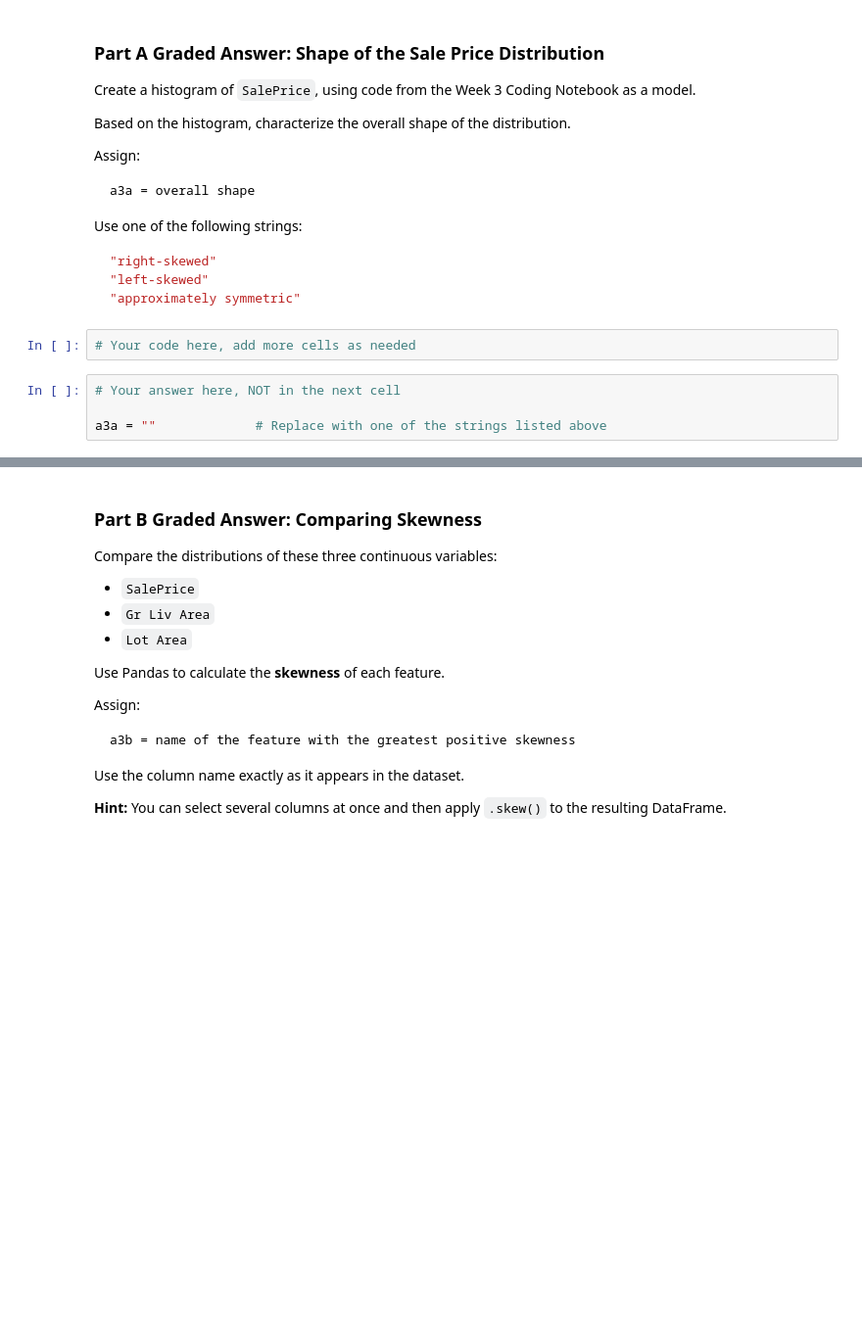
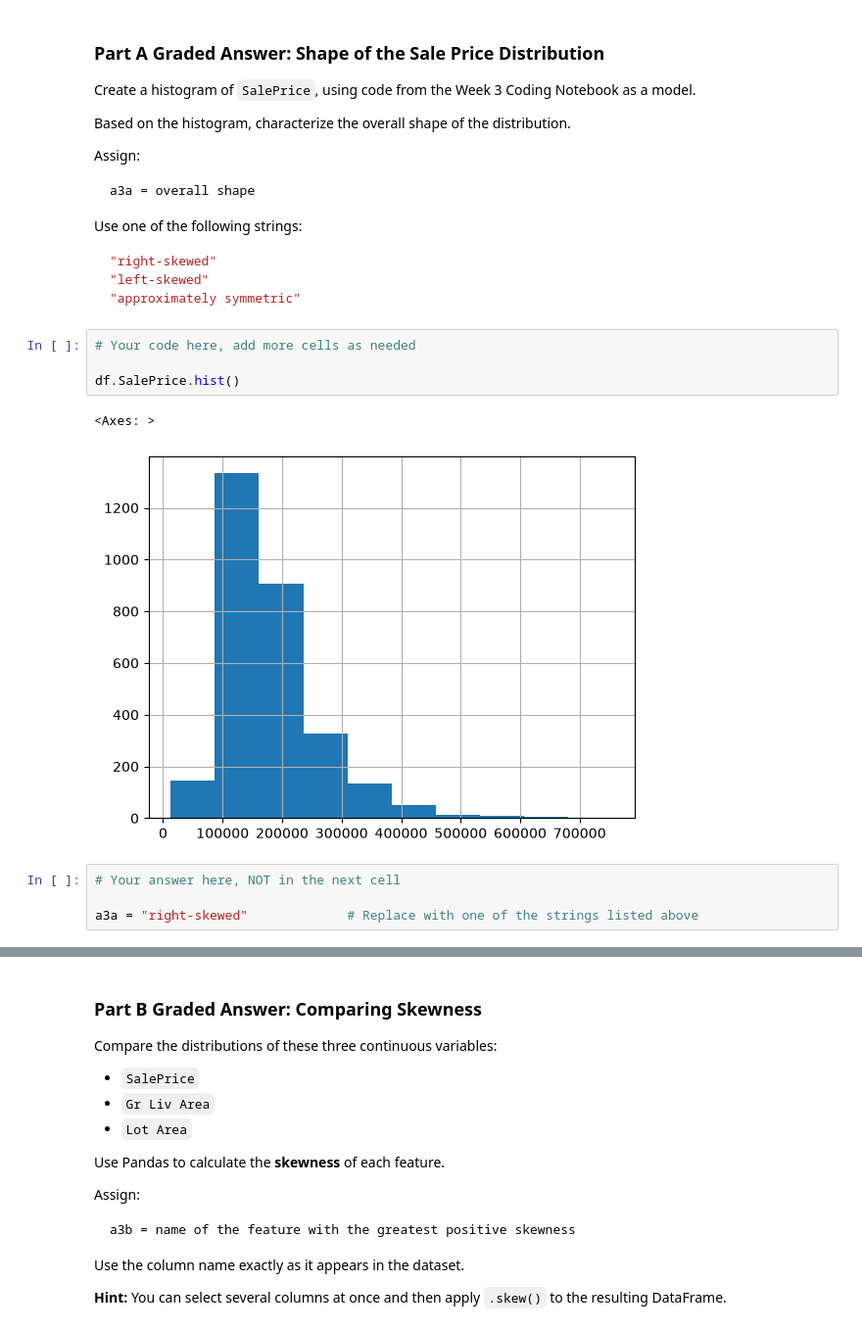
Before and after one commit to max-issokson-bu/DX603-Assignments, a Jupyter notebook: Homework_03.ipynb, the cells around one changed output, grey strips where cells are left out. Shown at 98% size. Cells and saved outputs as stored; diff of their text form; blank space fills up the shorter version.

````diff
--- a/Homework_03.ipynb
+++ b/Homework_03.ipynb
@@ -340,10 +330,15 @@ Use one of the following strings:
 ```
 # %%
 # Your code here, add more cells as needed
+
+df.SalePrice.hist()
+# %% [output]
+<Axes: >
+[figure, added]
 # %%
 # Your answer here, NOT in the next cell
 
-a3a = ""             # Replace with one of the strings listed above
+a3a = "right-skewed"             # Replace with one of the strings listed above
 # %%
 # Graded Answer
 # DO NOT change this cell in any way
````
Also changed, not shown: parts of 58 cells of this notebook.
